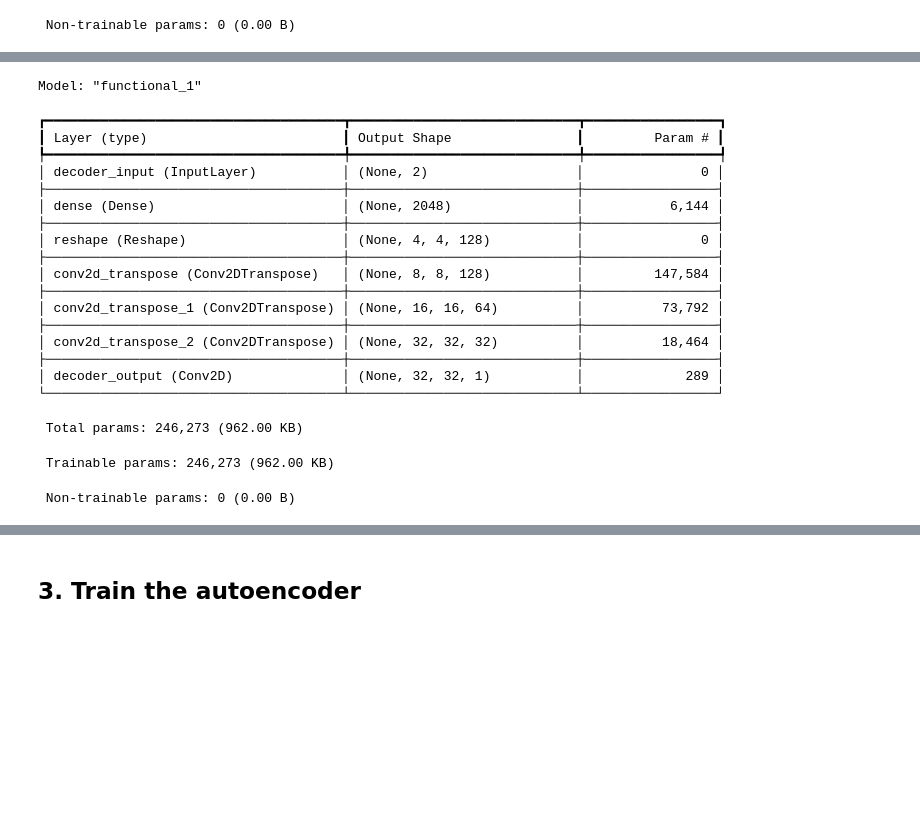
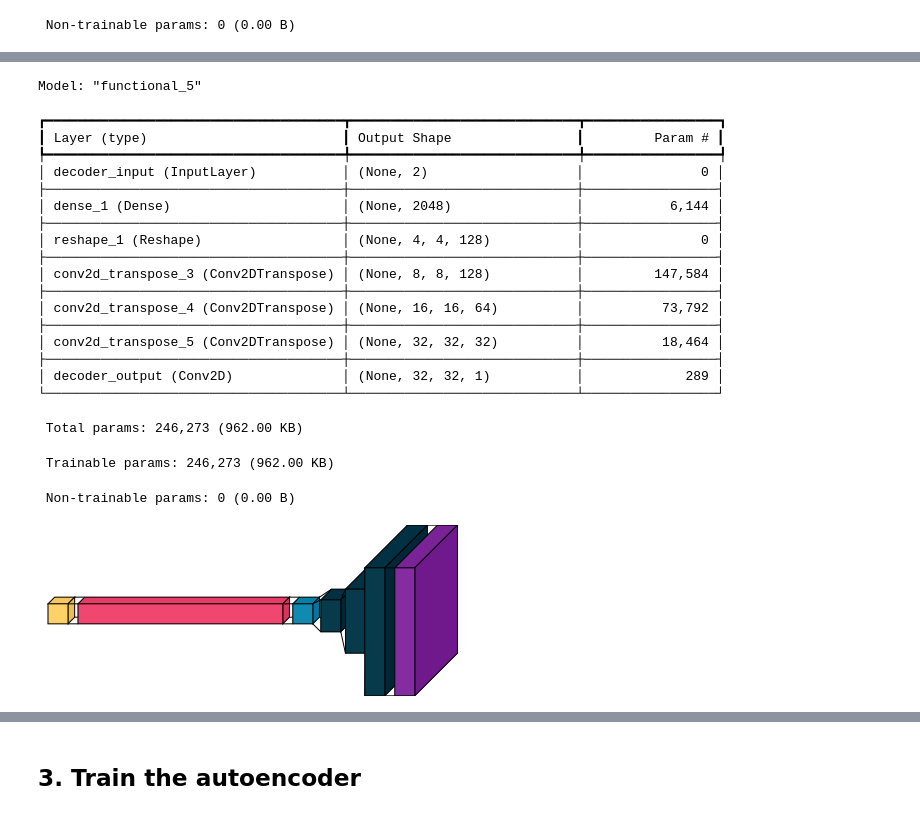
Before and after one commit to bforoura/GenAI, a Jupyter notebook: Module3/autoencoder.ipynb, the cells around one changed output, grey strips where cells are left out. Cells and saved outputs as stored; diff of their text form; code cells hidden in the pictures; blank space fills up the shorter version.

```diff
--- a/Module3/autoencoder.ipynb
+++ b/Module3/autoencoder.ipynb
@@ -119,39 +136,42 @@ x = layers.Conv2DTranspose(
 x = layers.Conv2DTranspose(
     32, (3, 3), strides=2, activation="relu", padding="same"
 )(x)
 decoder_output = layers.Conv2D(
     CHANNELS,
     (3, 3),
     strides=1,
     activation="sigmoid",
     padding="same",
     name="decoder_output",
 )(x)
 
 decoder = models.Model(decoder_input, decoder_output)
 decoder.summary()
+
+visualkeras.layered_view(decoder)
 # %% [output]
-Model: "functional_1"
+Model: "functional_5"
 ┏━━━━━━━━━━━━━━━━━━━━━━━━━━━━━━━━━━━━━━┳━━━━━━━━━━━━━━━━━━━━━━━━━━━━━┳━━━━━━━━━━━━━━━━━┓
 ┃ Layer (type)                         ┃ Output Shape                ┃         Param # ┃
 ┡━━━━━━━━━━━━━━━━━━━━━━━━━━━━━━━━━━━━━━╇━━━━━━━━━━━━━━━━━━━━━━━━━━━━━╇━━━━━━━━━━━━━━━━━┩
 │ decoder_input (InputLayer)           │ (None, 2)                   │               0 │
 ├──────────────────────────────────────┼─────────────────────────────┼─────────────────┤
-│ dense (Dense)                        │ (None, 2048)                │           6,144 │
+│ dense_1 (Dense)                      │ (None, 2048)                │           6,144 │
 ├──────────────────────────────────────┼─────────────────────────────┼─────────────────┤
-│ reshape (Reshape)                    │ (None, 4, 4, 128)           │               0 │
+│ reshape_1 (Reshape)                  │ (None, 4, 4, 128)           │               0 │
 ├──────────────────────────────────────┼─────────────────────────────┼─────────────────┤
-│ conv2d_transpose (Conv2DTranspose)   │ (None, 8, 8, 128)           │         147,584 │
+│ conv2d_transpose_3 (Conv2DTranspose) │ (None, 8, 8, 128)           │         147,584 │
 ├──────────────────────────────────────┼─────────────────────────────┼─────────────────┤
-│ conv2d_transpose_1 (Conv2DTranspose) │ (None, 16, 16, 64)          │          73,792 │
+│ conv2d_transpose_4 (Conv2DTranspose) │ (None, 16, 16, 64)          │          73,792 │
 ├──────────────────────────────────────┼─────────────────────────────┼─────────────────┤
-│ conv2d_transpose_2 (Conv2DTranspose) │ (None, 32, 32, 32)          │          18,464 │
+│ conv2d_transpose_5 (Conv2DTranspose) │ (None, 32, 32, 32)          │          18,464 │
 ├──────────────────────────────────────┼─────────────────────────────┼─────────────────┤
 │ decoder_output (Conv2D)              │ (None, 32, 32, 1)           │             289 │
 └──────────────────────────────────────┴─────────────────────────────┴─────────────────┘
  Total params: 246,273 (962.00 KB)
  Trainable params: 246,273 (962.00 KB)
  Non-trainable params: 0 (0.00 B)
+[figure, added]
 # %%
 # Autoencoder
 autoencoder = models.Model(
```
Also changed, not shown: parts of 11 cells of this notebook.
